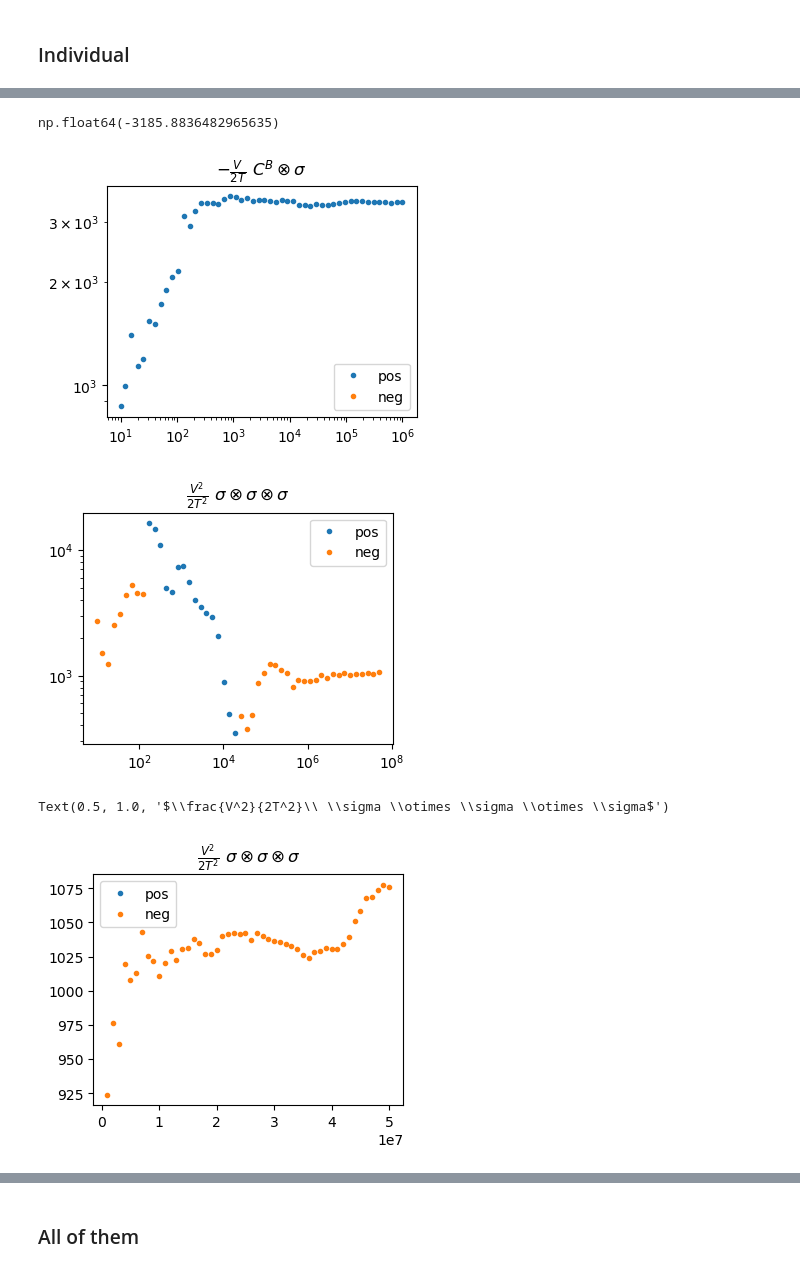
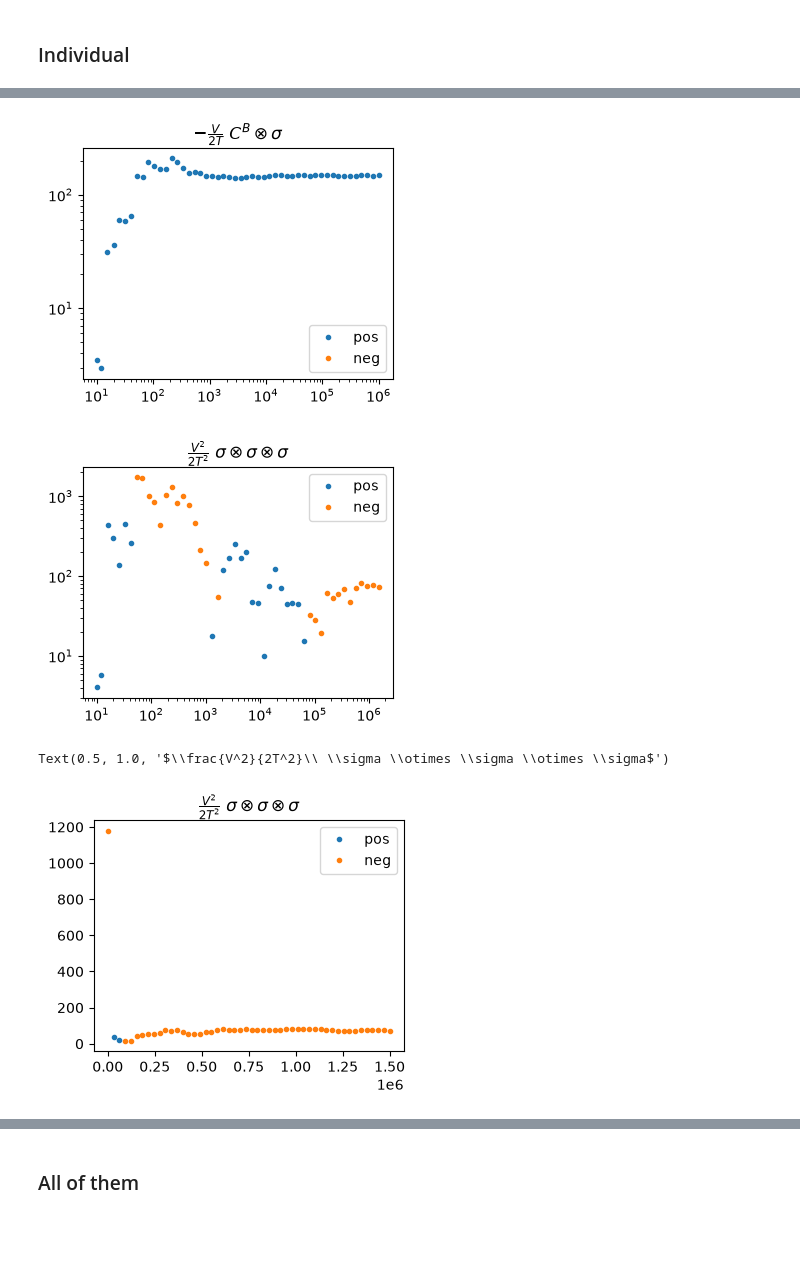
Before and after one commit to fgarbuzov/NonlinFD, a Jupyter notebook: notebooks/analysis_nonlin_conv.ipynb, the cells around one changed output, grey strips where cells are left out. Drawn from its saved outputs; the diff is of its cells as text; code cells hidden in the pictures; blank space fills up the shorter version.

```diff
--- a/notebooks/analysis_nonlin_conv.ipynb
+++ b/notebooks/analysis_nonlin_conv.ipynb
@@ -11,7 +11,8 @@ sys.path.insert(0, '..')
 from src import *
 # %%
 %%time
-path = Filepaths.DATA.value / 'convergence' / 'gpu_dt0.005'
+#path = Filepaths.DATA.value / 'convergence' / 'gpu_dt0.005'
+path = Filepaths.DATA.value / 'convergence' / 'N32000' / 'T1.2' / 'dt0.005'
 data = Data(path)
 born_len = 1_000_001
 observ = data.read(['thermo', 'press', 'press_pot', 'born', 'born_nl'],
@@ -26,5 +27,6 @@ Wall time: 1min 25s
 # %%
 V, T, time, stress, press_avg, CBK, CBK_avg, NBK_avg = observ.values()
+born_len = min(born_len, len(stress))
 stress_d = stress - stress.mean(0)
 dt = time[1] - time[0]
 # %%
@@ -87,9 +113,9 @@ def stress3_term(stress, V, T, ind=(0,0,0,0,0,0), last_idx=None):
 # %%
 #ind = 0, 1, 2, 1, 0, 2
 #i, j, k, l, m, n = 0,2,0,2,0,2
-ind = 0,0,0,0,0,0
+#ind = 0,0,0,0,0,0
 #ind = 1,1,1,1,1,1
-#ind = 2,2,2,2,2,2
+ind = 2,2,2,2,2,2
 #V = thermo_data.vol.mean()
 #T = thermo_data.temp.mean()
 
@@ -116,7 +142,3 @@ np.float64(-3185.8836482965635)
-# %%
-modulus_stat
-# %% [output]
-np.float64(-3185.8836482965635)
 # %%
 def convergence(func, args, pnum=10, log=True, start=10, stop=100):
     if log:
@@ -129,19 +151,19 @@ def convergence(func, args, pnum=10, log=True, start=10, stop=100):
         res[ind] = func(*args, last_idx=li).mean()
     return res, last_ind
 # %%
-CBKsigma, last_ind = convergence(CBK_stress_term, [CBK, stress, born_len, V, T, ind],
-                                 pnum=50, stop=born_len)
+CBKsigma, last_ind = convergence(CBK_stress_term, [CBK, stress, len(CBK), V, T, ind],
+                                 pnum=50, stop=len(CBK))
 mask = CBKsigma > 0
 plt.figure(figsize=(4,3))
 plt.plot(last_ind[mask], CBKsigma[mask], '.', label='pos')
 plt.plot(last_ind[np.logical_not(mask)], -CBKsigma[np.logical_not(mask)], '.', label='neg')
 #plt.plot(last_ind, last_ind**(-1/2) * 5e4, '--', label=r'$N^{0.5}$')
 plt.legend()
 plt.title(r'$-\frac{V}{2T}\ C^B \otimes \sigma$')
 plt.xscale('log')
 plt.yscale('log')
 # %% [output]
-[figure, old version]
+[figure, new version]
 # %%
 sigma3mean, last_ind = convergence(stress3_term, [stress, V, T, ind],
                                    pnum=50, stop=len(stress))
@@ -155,10 +177,10 @@ plt.title(r'$\frac{V^2}{2T^2}\ \sigma \otimes \sigma \otimes \sigma$')
 plt.xscale('log')
 plt.yscale('log')
 # %% [output]
-[figure, old version]
+[figure, new version]
 # %%
 sigma3mean, last_ind = convergence(stress3_term, [stress, V, T, ind],
-                                   pnum=50, log=False, start=1e6, stop=len(stress))
+                                   pnum=50, log=False, start=1e2, stop=len(stress))
 mask = sigma3mean > 0
 plt.figure(figsize=(4,3))
 plt.plot(last_ind[mask], sigma3mean[mask], '.', label='pos')
@@ -169,7 +191,7 @@ plt.title(r'$\frac{V^2}{2T^2}\ \sigma \otimes \sigma \otimes \sigma$')
 #plt.yscale('log')
 # %% [output]
 Text(0.5, 1.0, '$\\frac{V^2}{2T^2}\\ \\sigma \\otimes \\sigma \\otimes \\sigma$')
-[figure, old version]
+[figure, new version]
 # %%
 modulus_stat
 # %% [output]
```
Also changed, not shown: parts of 21 cells of this notebook, 13 other files.
